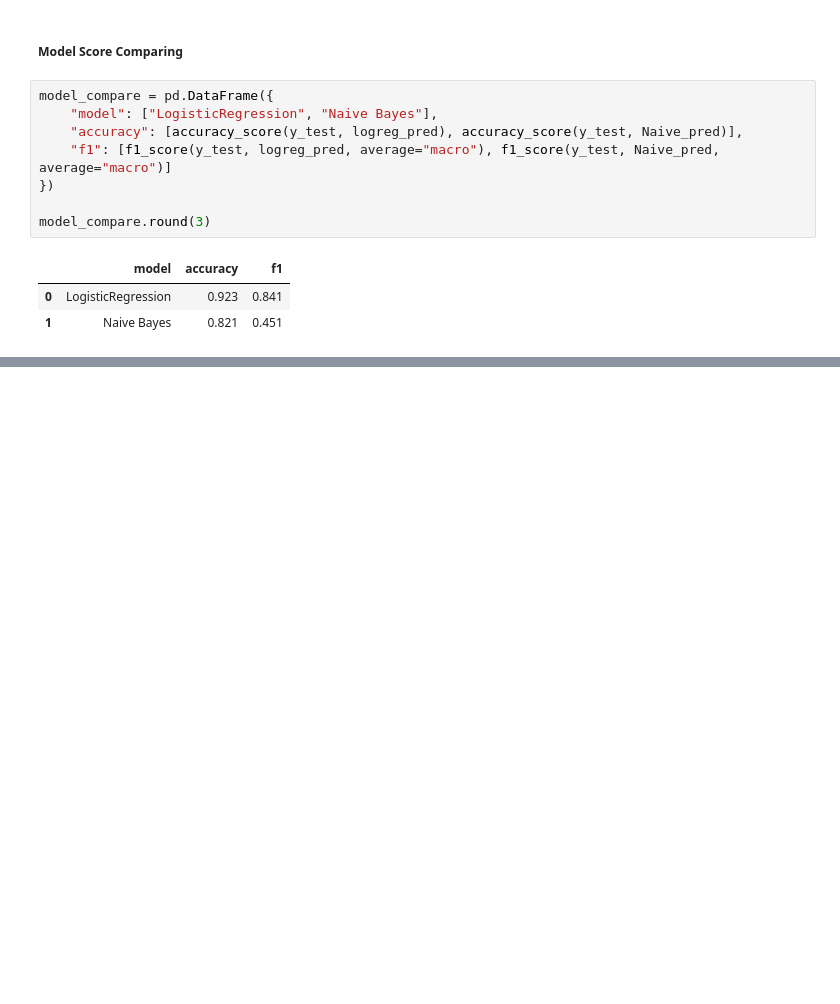
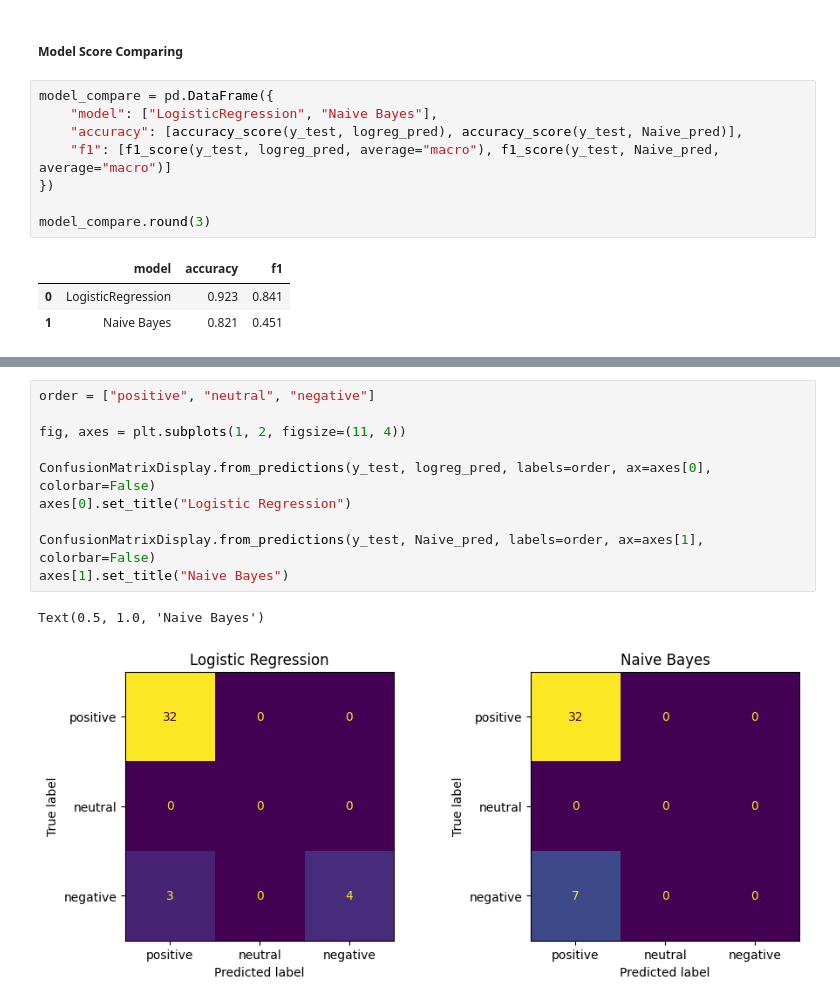
Before and after one commit to lTsumetai/PSN-Article-Sentiment-Analysis, a Jupyter notebook: Article_Sentiment_Analysis.ipynb, the cells around one changed output, grey strips where cells are left out. Cells and saved outputs as stored; diff of their text form; blank space fills up the shorter version.

```diff
--- a/Article_Sentiment_Analysis.ipynb
+++ b/Article_Sentiment_Analysis.ipynb
@@ -579,0 +584,13 @@ model_compare.round(3)
+# %%
+order = ["positive", "neutral", "negative"]
+
+fig, axes = plt.subplots(1, 2, figsize=(11, 4))
+
+ConfusionMatrixDisplay.from_predictions(y_test, logreg_pred, labels=order, ax=axes[0], colorbar=False)
+axes[0].set_title("Logistic Regression")
+
+ConfusionMatrixDisplay.from_predictions(y_test, Naive_pred, labels=order, ax=axes[1], colorbar=False)
+axes[1].set_title("Naive Bayes")
+# %% [output]
+Text(0.5, 1.0, 'Naive Bayes')
+[figure, added]
```
Also changed, not shown: parts of 8 cells of this notebook.
